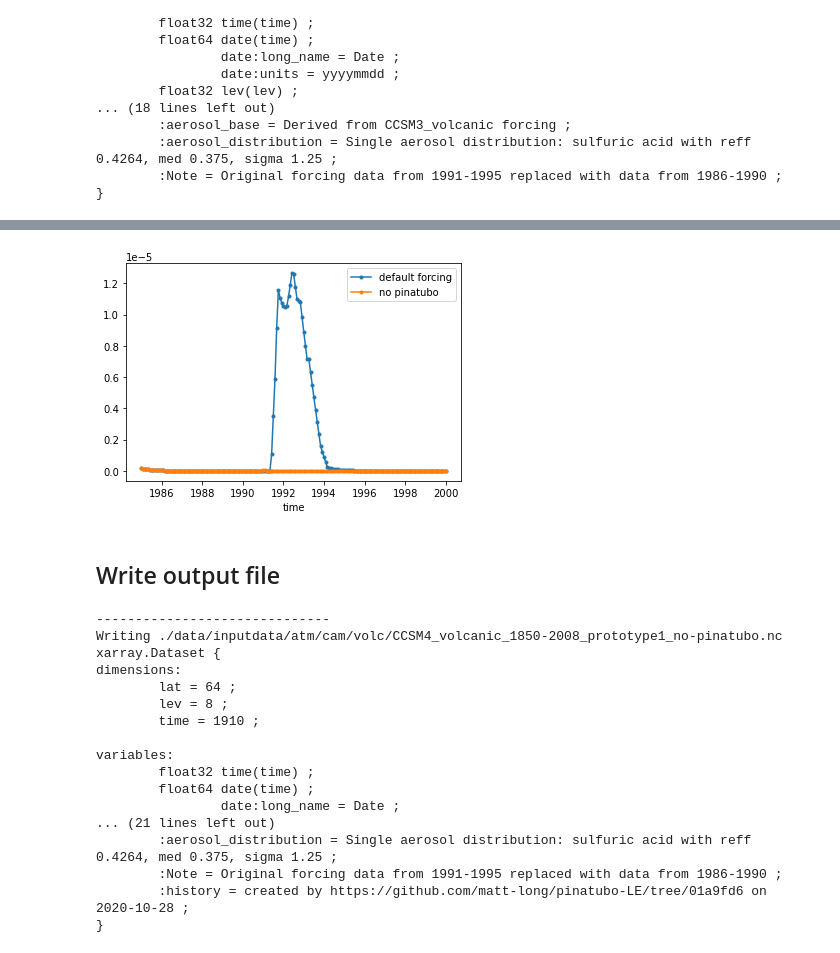
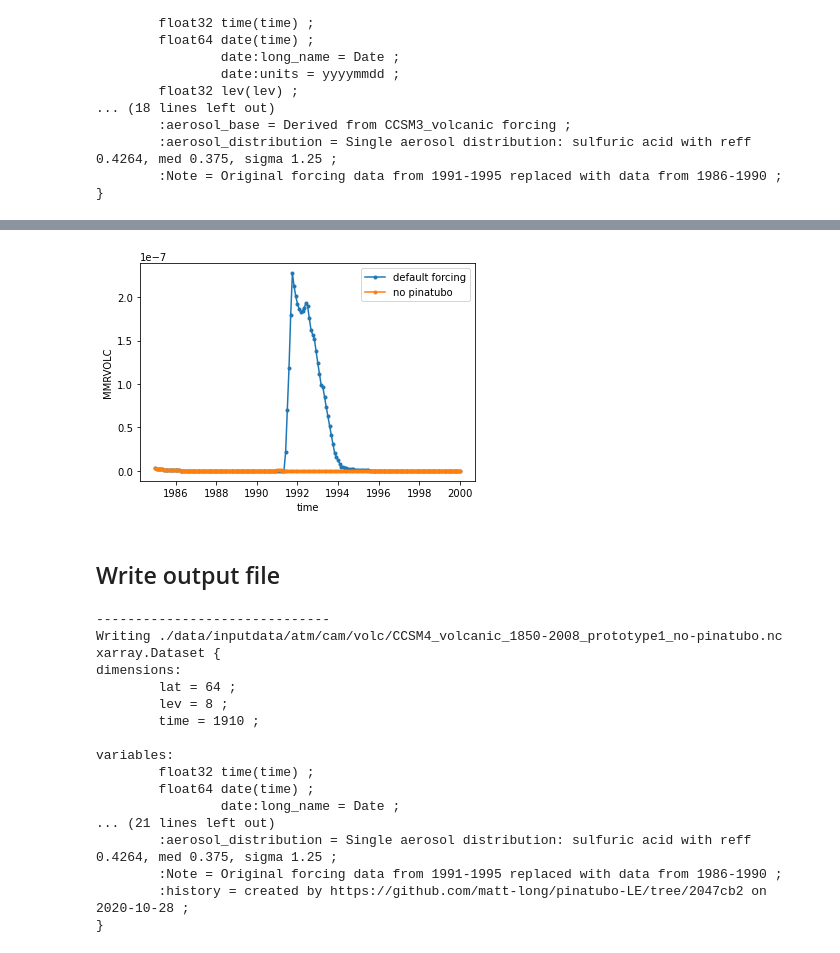
Before and after one commit to matt-long/pinatubo-LE, a Jupyter notebook: notebooks/generate-novolc-forcing.ipynb, the cells around one changed output, grey strips where cells are left out. Drawn from its saved outputs; the diff is of its cells as text; code cells hidden in the pictures.

Commit message:
added long-term plot; copy(deep=True)

```diff
--- a/notebooks/generate-novolc-forcing.ipynb
+++ b/notebooks/generate-novolc-forcing.ipynb
@@ -48,4 +51,5 @@ ds.MMRVOLC.sum(['lev']).mean('lat').plot()
 # %%
-ds.sel(time=slice(1985, 2000)).MMRVOLC.sum(['lev']).mean('lat').plot(marker='.')
+tslice_pinatubo = slice(1988, 1998)
+ds.sel(time=tslice_pinatubo).MMRVOLC.sum(['lev']).mean('lat').plot(marker='.')
 # %% [output]
 [<matplotlib.lines.Line2D at 0x...>]
@@ -53,15 +57,18 @@ ds.sel(time=slice(1985, 2000)).MMRVOLC.sum(['lev']).mean('lat').plot(marker='.')
 # %% [markdown]
 ## Replace data for Pinatubo period
 # %%
-dso = ds.copy()
+dso = ds.copy(deep=True)
+
 ndx_novolc = np.where((1986 <= ds.time) & (ds.time < 1991))[0]
 ndx_pinatubo = np.where((1991 <= ds.time) & (ds.time < 1996))[0]
 assert len(ndx_pinatubo) == len(ndx_novolc)
 
 time_window_novolc = f'{int(ds.time.values[ndx_novolc[0]])}-{int(ds.time.values[ndx_novolc[-1]])}'
 time_window_pinatubo = f'{int(ds.time.values[ndx_pinatubo[0]])}-{int(ds.time.values[ndx_pinatubo[-1]])}'
+
 dso.attrs['Note'] = f'Original forcing data from {time_window_pinatubo} replaced with data from {time_window_novolc}'
-dso.MMRVOLC.data[ndx_pinatubo, :, :] = ds.MMRVOLC.data[ndx_novolc, :, :]
+
+dso.MMRVOLC.values[ndx_pinatubo, :, :] = ds.MMRVOLC.values[ndx_novolc, :, :]
 dso.info()
 # %% [output]
 xarray.Dataset {
@@ -84,10 +97,9 @@ variables:
 # %%
-tslice = slice(1985, 2000)
-ds.sel(time=tslice).MMRVOLC.sum(['lev']).mean('lat').plot(marker='.', label='default forcing')
-dso.sel(time=tslice).MMRVOLC.sum(['lev']).mean('lat').plot(marker='.', label='no pinatubo')
+ds.sel(time=tslice_pinatubo).MMRVOLC.sum(['lev']).mean('lat').plot(marker='.', label='default forcing')
+dso.sel(time=tslice_pinatubo).MMRVOLC.sum(['lev']).mean('lat').plot(marker='.', label='no pinatubo')
 plt.legend();
 # %% [output]
-[figure, old version]
+[figure, new version]
 # %% [markdown]
 ## Write output file
 # %%
@@ -111,5 +123,5 @@ variables:
 ... (21 lines left out)
         :aerosol_distribution = Single aerosol distribution: sulfuric acid with reff 0.4264, med 0.375, sigma 1.25 ;
         :Note = Original forcing data from 1991-1995 replaced with data from 1986-1990 ;
-        :history = created by https://github.com/matt-long/pinatubo-LE/tree/01a9fd6 on 2020-10-28 ;
+        :history = created by https://github.com/matt-long/pinatubo-LE/tree/2047cb2 on 2020-10-28 ;
 }
```
Also changed, not shown: parts of 4 cells of this notebook, 1 other file.
